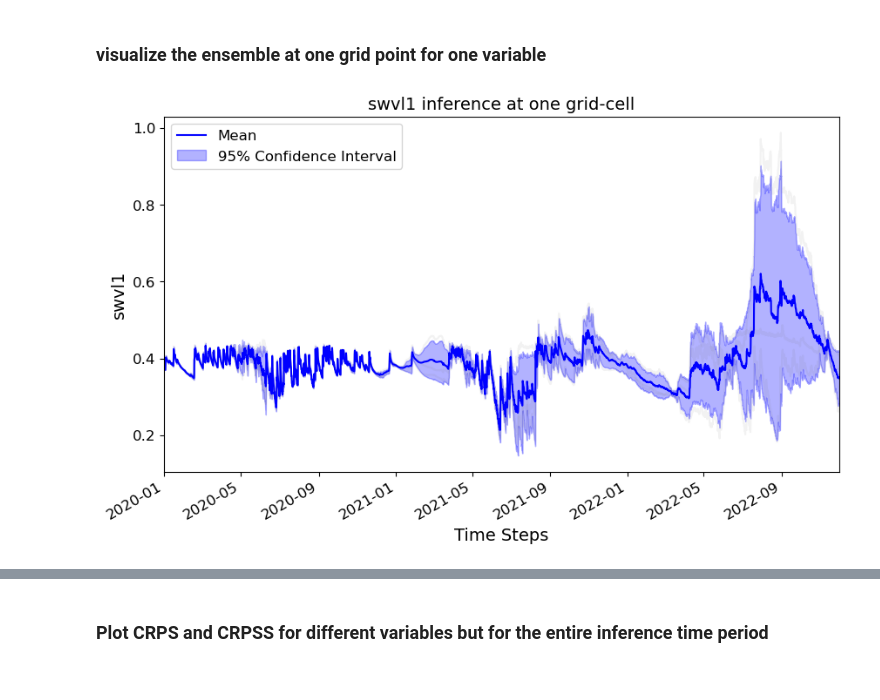
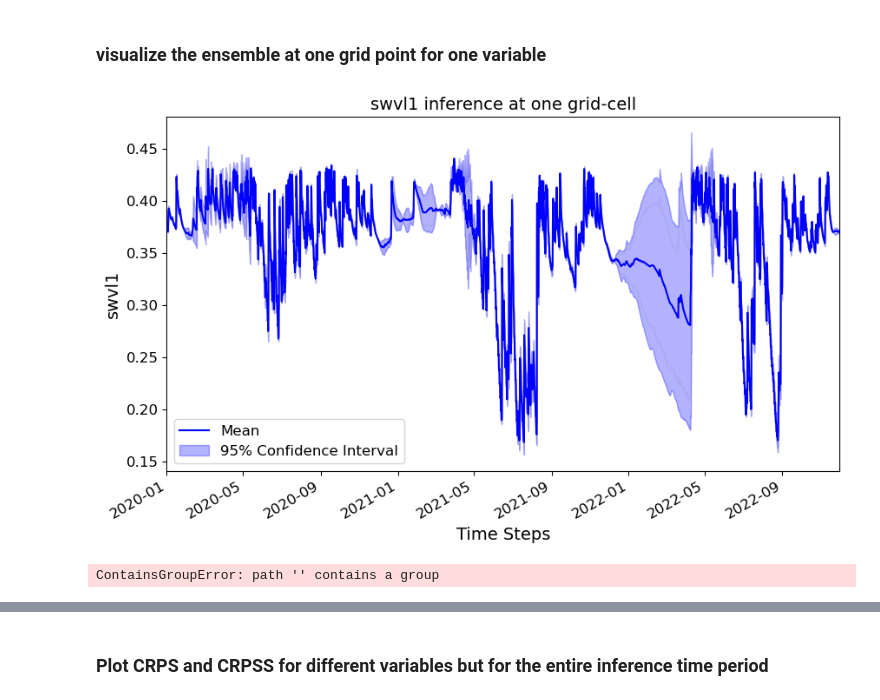
Before and after one commit to ECMWFCode4Earth/ML-BEES, a Jupyter notebook: ML-BEES-eval/uncertainty.ipynb, the cells around one changed output, grey strips where cells are left out. Saved outputs shown, nothing was run; the diff lists cells and outputs as text; code cells hidden in the pictures.

Commit message:
update dask-based crps

```diff
--- a/ML-BEES-eval/uncertainty.ipynb
+++ b/ML-BEES-eval/uncertainty.ipynb
@@ -23,6 +23,7 @@ variables = CONFIG["targets_prog"] + CONFIG["targets_diag"]
 # load all the ensemble members and collect into
 # load ensembles name in a list
 # prepare the numpy ensemble array
+import dask.array as da
 
 def find_files_with_name(directory, filename):
     # Create a pattern for glob
@@ -34,20 +35,20 @@ def find_files_with_name(directory, filename):
     return matching_files
 
 # Example usage
-directory_path = '/data/ch23/data_ch23'  # Replace with your folder path
-file_name = 'mlp'  # File name to search for
+directory_path = '/data/ch23/data_ch23/unimp_ens'  # Replace with your folder path
+file_name = 'unimp'  # File name to search for
 files_list = find_files_with_name(directory_path, file_name)
 
-# preprocess .zarr to np.array
+# preprocess .zarr to da.array
 ens_file_list=[]
 for i,ens_file in enumerate(files_list):
 
     ens1=xr.open_zarr(ens_file)
     desired_chunks = (4, 10051, 17)  # Adjust based on your desired chunk sizes
     ens1 = ens1.chunk({'time': 4, 'x': 10051, 'variable': 17})
-    ens1_array=ens1.data.values
+    ens1_array=ens1.data
     ens_file_list.append(ens1_array)
 
-stacked_ens = np.stack(ens_file_list)
+stacked_ens = da.stack(ens_file_list)
 y_pred=stacked_ens
 # %% [output]
@@ -64,35 +71,38 @@ y_true=train_ds.data.values
 # %%
 # choose one grid point and one variable, showing the time series -- probably one part of the time series
 # only for one grid point
+# customize the grid points and the variables -- randomly choose point 1000
+# maybe not necessary to use dask here for plotting the ensemble
+# 0 is the first variable swvl
 
-data=y_pred[:,:,1000,0] # customize the grid points and the variables
+data=y_pred[:2,:,1000,0]
 mean = np.mean(data, axis=0)
 std = np.std(data, axis=0)
 confidence_interval = 1.96 * std / np.sqrt(data.shape[0])
 # Generate datetime index
 date_range = pd.date_range(start='2020-01-01 00:00:00', end='2022-11-30 18:00:00', periods=4260)
 # Plotting
 plt.figure(figsize=(10, 6))
 
 # Plot each realization
-for i in range(data.shape[0]):
-    plt.plot(date_range,data[i], color='gray', alpha=0.1)
+#for i in range(data.shape[0]):
+#    plt.plot(date_range,data[i], color='gray', alpha=0.1)
 
 # Plot the mean time series
 plt.plot(date_range,mean, color='blue', label='Mean')
 
 # Shade the confidence interval
 plt.fill_between(date_range, mean - confidence_interval, mean + confidence_interval, color='blue', alpha=0.3, label='95% Confidence Interval')
 
 plt.xlabel('Time Steps', fontsize=14)
 plt.ylabel('swvl1', fontsize=14)
 plt.title('swvl1 inference at one grid-cell', fontsize=14)
 plt.legend(fontsize=12)
 plt.xticks(fontsize=12)
 plt.yticks(fontsize=12)
 plt.xlim(pd.Timestamp('2020-01-01 00:00:00'), pd.Timestamp('2022-11-30 18:00:00'))
 plt.gcf().autofmt_xdate()
 plt.show()
 # %% [output]
-[figure, old version]
+[figure, new version]
 # %%
@@ -144,9 +172,9 @@ def crps(y_true, y_pred, time=True, sample_weight=None, norm=False):
 # %%
-# sometime could have the RAM problem, we cannot calculate 17 variables at the same time...
+# sometime could have the RAM problem, we might not calculate 17 variables at the same time...
 # problem of numpy, but not figure out the way to calculate in .zarr
 # in that case, split the calculation
 
-crps_score = crps(y_true[:,:,:17], y_pred[:,:,:,:17], sample_weight=None, norm=False)
+crps_score = crps_dask(y_true[:,:,:17], y_pred[:,:,:,:17], sample_weight=None, norm=False)
 
 # Calculate CRPS
 #crps_scores = crps(y_true, y_pred)
@@ -163,4 +191,6 @@ crps_ds = xr.Dataset(
     }
 )
 # Save the new dataset as a .zarr file
-crps_ds.to_zarr("/data/ch23/evalution_results/uncertainty/crps_mlp_test.zarr")
+crps_ds.to_zarr("/data/ch23/evalution_results/uncertainty/crps_unimp_test_dask.zarr")
+# %% [output]
+ContainsGroupError: path '' contains a group
```
Also changed, not shown: parts of 30 cells of this notebook.
